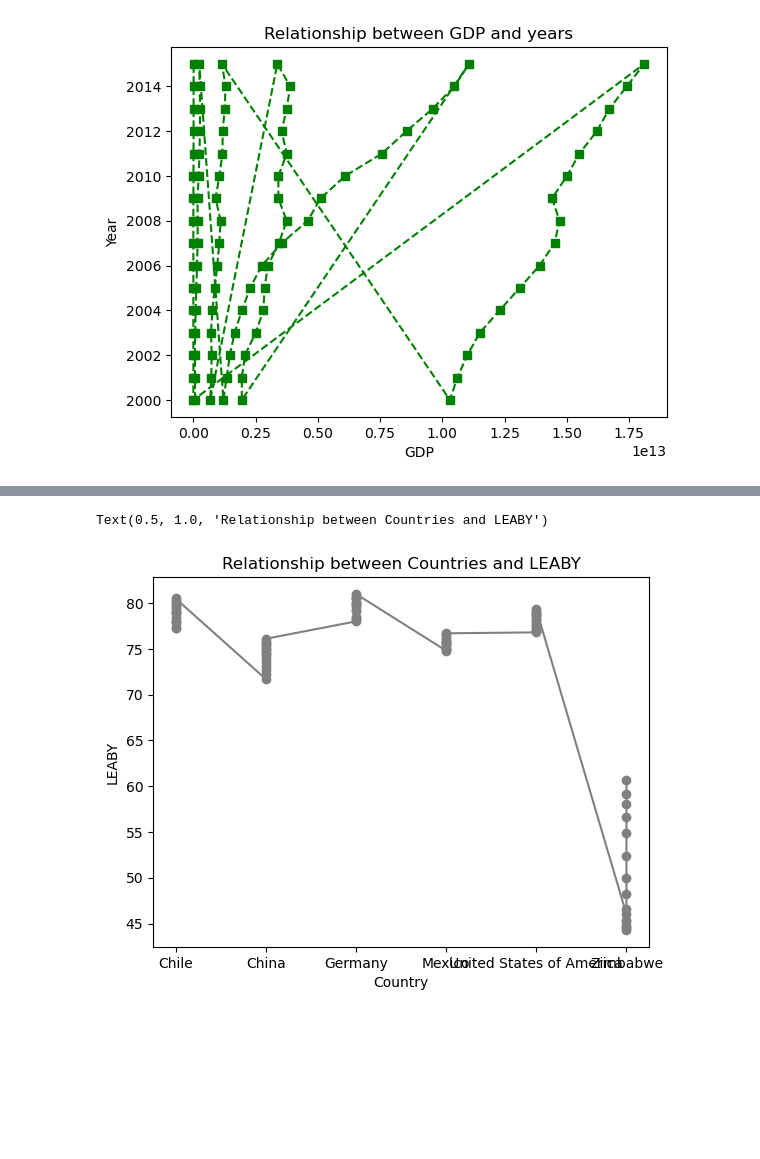
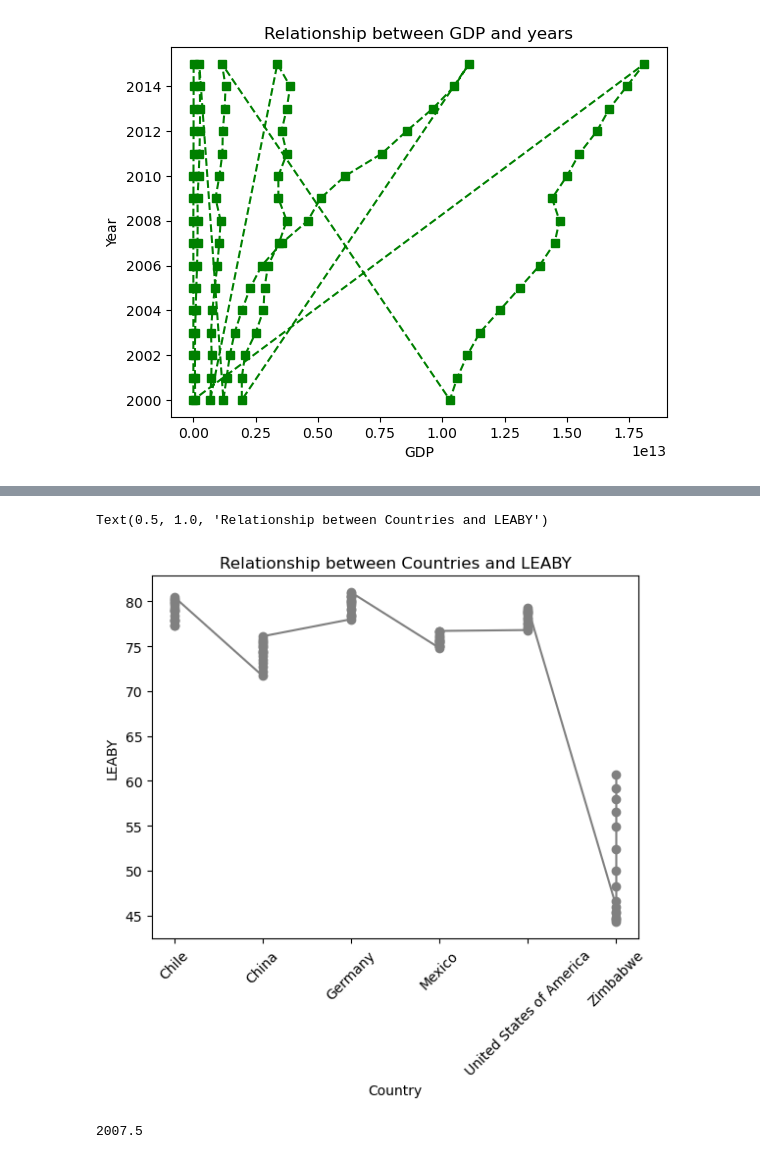
Before and after one commit to ZahraKiashemshaki/Life-Expectancy-GDP-Starter, a Jupyter notebook: life_expectancy_gdp.ipynb, the cells around one changed output, grey strips where cells are left out. Drawn from its saved outputs; the diff is of its cells as text; code cells hidden in the pictures; blank space fills up the shorter version.

```diff
--- a/life_expectancy_gdp.ipynb
+++ b/life_expectancy_gdp.ipynb
@@ -91,8 +98,9 @@ Text(0.5, 1.0, 'Relationship between Countries and GDP')
 # %%
 plt.plot(df1.Country, df1.LEABY, marker= 'o', color= 'Grey')
 plt.xlabel('Country')
+plt.xticks(rotation= 45)
 plt.ylabel('LEABY')
 plt.title('Relationship between Countries and LEABY')
 # %% [output]
 Text(0.5, 1.0, 'Relationship between Countries and LEABY')
-[figure, old version]
+[figure, new version]
@@ -98,0 +109,4 @@ Text(0.5, 1.0, 'Relationship between Countries and LEABY')
+# %%
+print(mean_year)
+# %% [output]
+2007.5
```
Also changed, not shown: parts of 14 cells of this notebook.
